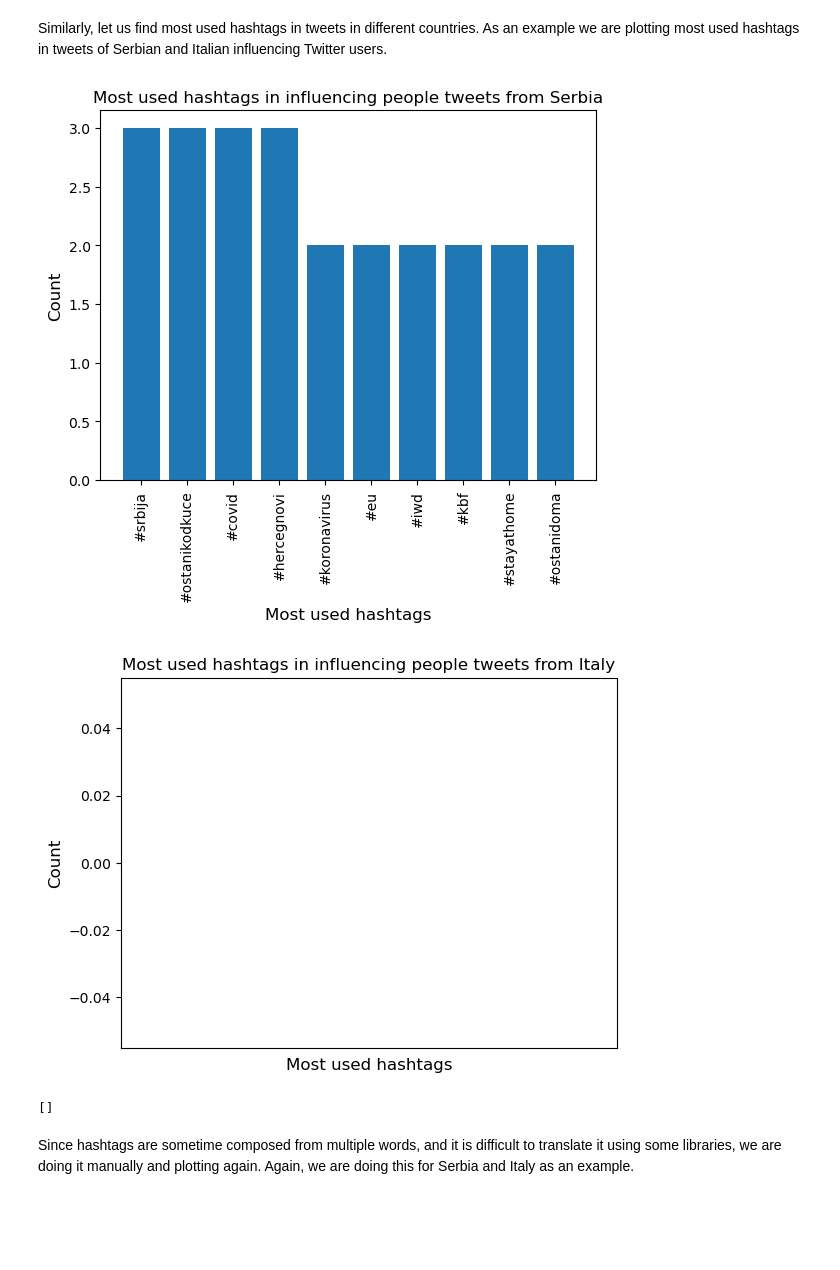
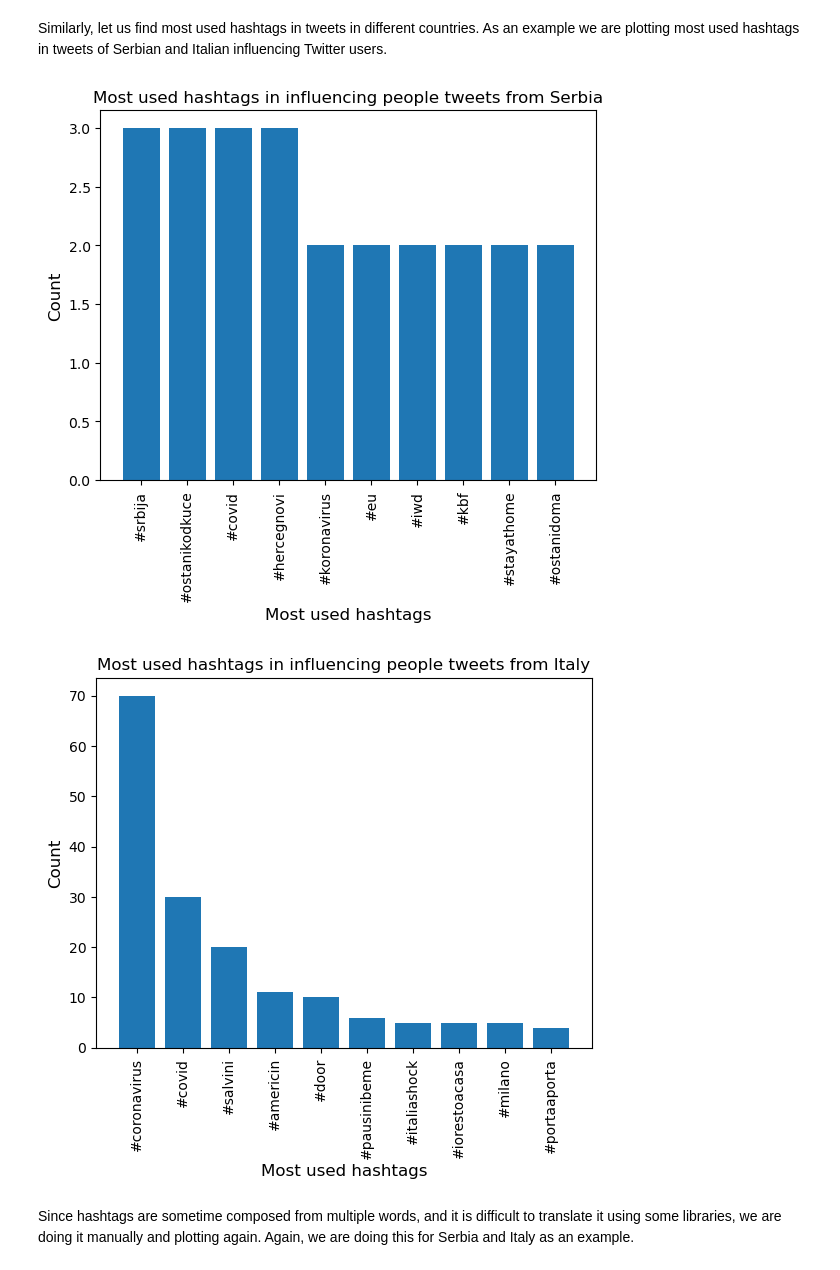
Before and after one commit to RiccardoBrioschi/The-pandemic-through-the-eyes-of-Internet, a Jupyter notebook: Influential_people_analysis.ipynb, the cells around one changed output. Cells and saved outputs as stored; diff of their text form; code cells hidden in the pictures; blank space fills up the shorter version.

Commit message:
Italian data added for task2

```diff
--- a/Influential_people_analysis.ipynb
+++ b/Influential_people_analysis.ipynb
@@ -195,7 +189,7 @@ def remove_emojis(data):
                       "]+", re.UNICODE)
     return re.sub(emoj, '', data)
 # %%
-def update_influental_people_dataframe(client, country_code, lang, users, dates):
+def update_influental_people_dataframe(client, country_code, lang, users, dates, influential_people_tweets):
     """
     Function which retrieving new tweets using Twitter API
 
@@ -205,6 +199,7 @@ def update_influental_people_dataframe(client, country_code, lang, users, dates)
         lang: languge of tweets we are retrieving
         users: list of users which tweets we want to retrieve
         dates: list of dates for which we want to retrieve tweets
+        influential_people_tweets: dataframe which will contain new tweets
 
     Returns:
         influential_people_tweets: dataframe containing tweets which
@@ -243,17 +238,17 @@ def update_influental_people_dataframe(client, country_code, lang, users, dates)
                 # removing numbers
                 tweet_en = re.sub("\d+", "", tweet_en).strip()
 
-            # merging hashtag sign with next word
-            if('# ' in tweet_en):
-                tweet_en.replace('# ', '#')
+                # merging hashtag sign with next word
+                if('# ' in tweet_en):
+                    tweet_en.replace('# ', '#')
 
-            # removing emojis
-            tweet_en = remove_emojis(tweet_en)
+                # removing emojis
+                tweet_en = remove_emojis(tweet_en)
 
-            # removing username tags and http links
-            if('http' in tweet_en) or ('@' in tweet_en):
-                tweet_en = " ".join(filter(lambda word: (not word.startswith('http')) and (not word.startswith('@')),
-                                           tweet_en.split()))
+                # removing username tags and http links
+                if('http' in tweet_en) or ('@' in tweet_en):
+                    tweet_en = " ".join(filter(lambda word: (not word.startswith('http')) and (not word.startswith('@')),
+                                               tweet_en.split()))
 
             new_tweet = pd.DataFrame([{'id': tweet.id, 'country_code': country_code, 'lang': lang, 'user': user,
                                        'tweet_text_orginal': tweet.text, 'tweet_text_en': tweet_en,
@@ -280,7 +275,11 @@ influential_people_tweets.head()
 | 4 | 4 | 1237796648161599491 | RS | sr | Response(data=<User id=356450858 ... | Одлуке доноси струка, не политика... | decisions make a profession not p... | 2020-03-11 17:44:52+00:00 | ... |
 # %%
 # retrieving tweets (delete the dot from line below to execute)
-.
-influential_people_tweets_update = update_influental_people_dataframe(client, 'IT', 'it', italian_users,  period_per_countries)
-influential_people_tweets = pd.concat([influential_people_tweets, influential_people_tweets_update], ignore_index=True)
-influential_people_tweets.to_csv('influential_people_tweets.csv')
+influential_people_tweets_update = pd.DataFrame(columns=['id','country_code',
+                                                         'lang', 'user',
+                                                         'tweet_text_orginal', 'tweet_text_en',
+                                                         'tweet_date', 'context_annotations'])
+
+influential_people_tweets_update = update_influental_people_dataframe(client, 'IT', 'it',
+                                                                      italian_users,  period_per_countries,
+                                                                      influential_people_tweets_update)
@@ -417,6 +438,7 @@ def plotMostCommonWords(country_code, country_name, influential_people_tweets):
 
     plt.xlabel('Most used words', fontsize = 12)
     plt.ylabel('Count', fontsize = 12)
+    plt.xticks(rotation = 90)
     plt.title('Most used words in influencing people tweets from '+ country_name)
     plt.bar(range(len(words)), counts, tick_label=words)
     plt.show()
@@ -460,11 +482,10 @@ def plotMostCommonHashtags(country_name, all_words):
     return most_common_hashtags
 # %%
 # plotting most common hashtags in Serbia and Italy
-plotMostCommonHashtags('Serbia', all_words_sr)
-plotMostCommonHashtags('Italy', all_words_it)
+most_common_hashtags_sr = plotMostCommonHashtags('Serbia', all_words_sr)
+most_common_hashtags_it = plotMostCommonHashtags('Italy', all_words_it)
 # %% [output]
 [figure]
-[figure, old version]
+[figure, new version]
-[]
 # %% [markdown]
 Since hashtags are sometime composed from multiple words, and it is difficult to translate it using some libraries, we are doing it manually and plotting again. Again, we are doing this for Serbia and Italy as an example.
```
Also changed, not shown: parts of 11 cells of this notebook.
